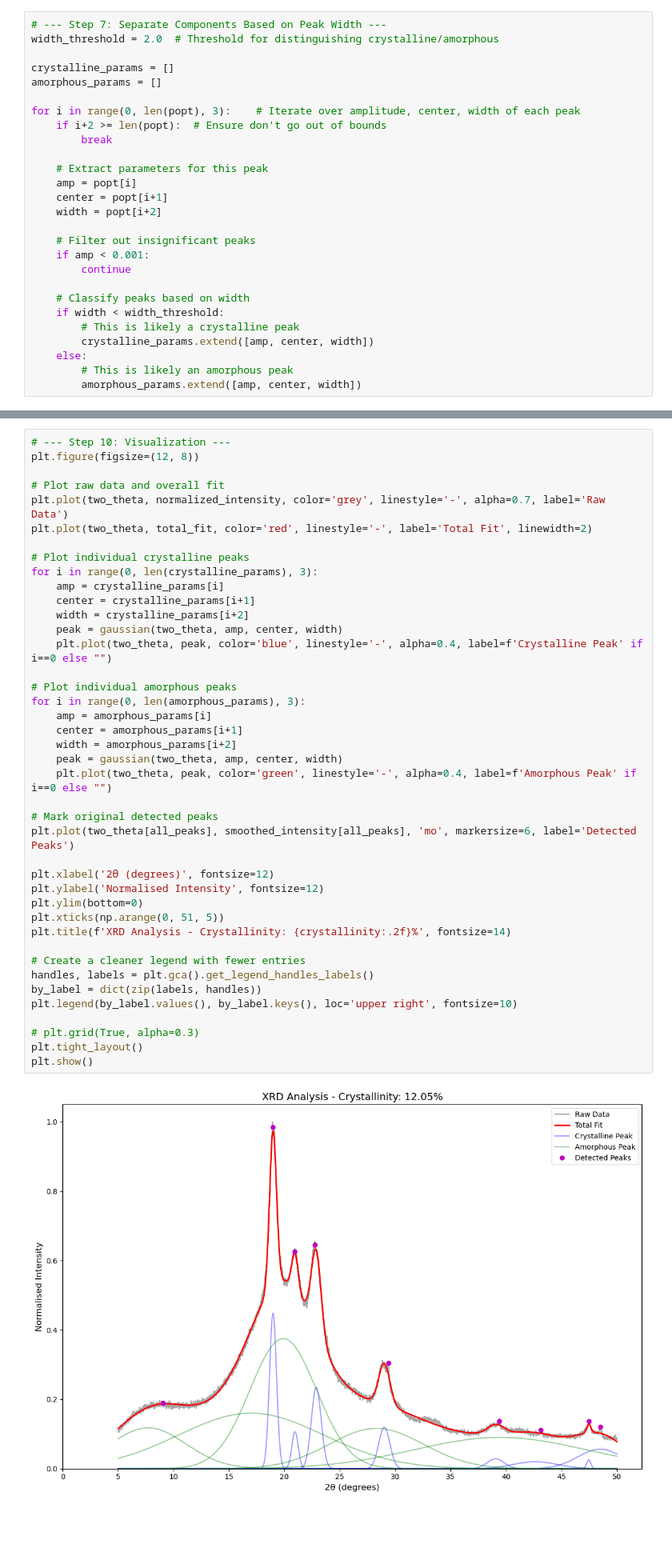
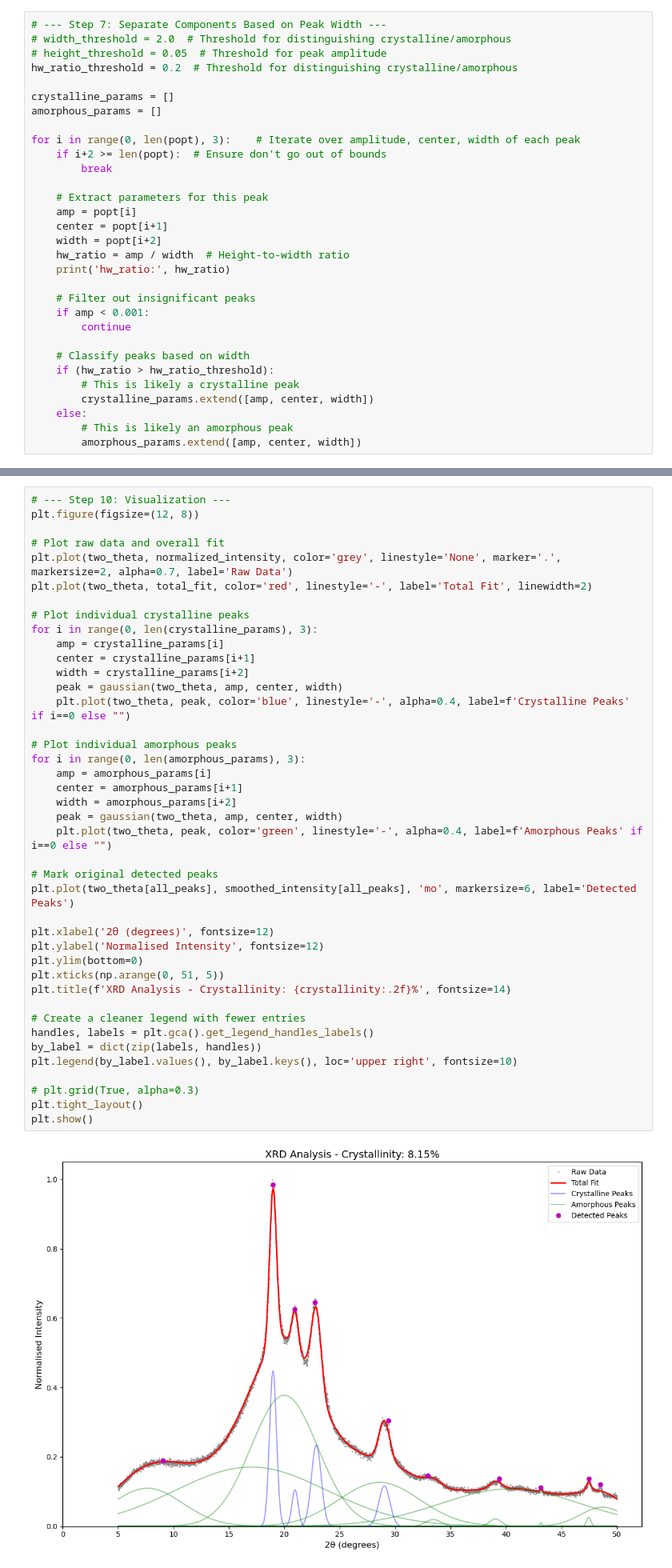
Before and after one commit to louis-sh-nguyen/polymer-characterisation, a Jupyter notebook: notebooks/XRD_analysis_main.ipynb, the cells around one changed output, grey strips where cells are left out. Shown at 80% size. Saved outputs shown, nothing was run; the diff lists cells and outputs as text; blank space fills up the shorter version.

```diff
--- a/notebooks/XRD_analysis_main.ipynb
+++ b/notebooks/XRD_analysis_main.ipynb
@@ -1305,6 +1066,8 @@ Number of peaks fitted: 14
 # %%
 # --- Step 7: Separate Components Based on Peak Width ---
-width_threshold = 2.0  # Threshold for distinguishing crystalline/amorphous
+# width_threshold = 2.0  # Threshold for distinguishing crystalline/amorphous
+# height_threshold = 0.05  # Threshold for peak amplitude
+hw_ratio_threshold = 0.2  # Threshold for distinguishing crystalline/amorphous
 
 crystalline_params = []
 amorphous_params = []
@@ -1317,13 +1080,15 @@ for i in range(0, len(popt), 3):    # Iterate over amplitude, center, width of e
     amp = popt[i]
     center = popt[i+1]
     width = popt[i+2]
+    hw_ratio = amp / width  # Height-to-width ratio
+    print('hw_ratio:', hw_ratio)
 
     # Filter out insignificant peaks
     if amp < 0.001:
         continue
 
     # Classify peaks based on width
-    if width < width_threshold:
+    if (hw_ratio > hw_ratio_threshold):
         # This is likely a crystalline peak
         crystalline_params.extend([amp, center, width])
     else:
@@ -1355,7 +1136,7 @@ Number of amorphous peaks: 5
 plt.figure(figsize=(12, 8))
 
 # Plot raw data and overall fit
-plt.plot(two_theta, normalized_intensity, color='grey', linestyle='-', alpha=0.7, label='Raw Data')
+plt.plot(two_theta, normalized_intensity, color='grey', linestyle='None', marker='.', markersize=2, alpha=0.7, label='Raw Data')
 plt.plot(two_theta, total_fit, color='red', linestyle='-', label='Total Fit', linewidth=2)
 
 # Plot individual crystalline peaks
@@ -1363,33 +1144,33 @@ for i in range(0, len(crystalline_params), 3):
     amp = crystalline_params[i]
     center = crystalline_params[i+1]
     width = crystalline_params[i+2]
     peak = gaussian(two_theta, amp, center, width)
-    plt.plot(two_theta, peak, color='blue', linestyle='-', alpha=0.4, label=f'Crystalline Peak' if i==0 else "")
+    plt.plot(two_theta, peak, color='blue', linestyle='-', alpha=0.4, label=f'Crystalline Peaks' if i==0 else "")
 
 # Plot individual amorphous peaks
 for i in range(0, len(amorphous_params), 3):
     amp = amorphous_params[i]
     center = amorphous_params[i+1]
     width = amorphous_params[i+2]
     peak = gaussian(two_theta, amp, center, width)
-    plt.plot(two_theta, peak, color='green', linestyle='-', alpha=0.4, label=f'Amorphous Peak' if i==0 else "")
+    plt.plot(two_theta, peak, color='green', linestyle='-', alpha=0.4, label=f'Amorphous Peaks' if i==0 else "")
 
 # Mark original detected peaks
 plt.plot(two_theta[all_peaks], smoothed_intensity[all_peaks], 'mo', markersize=6, label='Detected Peaks')
 
 plt.xlabel('2θ (degrees)', fontsize=12)
 plt.ylabel('Normalised Intensity', fontsize=12)
 plt.ylim(bottom=0)
 plt.xticks(np.arange(0, 51, 5))
 plt.title(f'XRD Analysis - Crystallinity: {crystallinity:.2f}%', fontsize=14)
 
 # Create a cleaner legend with fewer entries
 handles, labels = plt.gca().get_legend_handles_labels()
 by_label = dict(zip(labels, handles))
 plt.legend(by_label.values(), by_label.keys(), loc='upper right', fontsize=10)
 
 # plt.grid(True, alpha=0.3)
 plt.tight_layout()
 plt.show()
 # %% [output]
-[figure, old version]
+[figure, new version]
```
Also changed, not shown: parts of 14 cells of this notebook.
